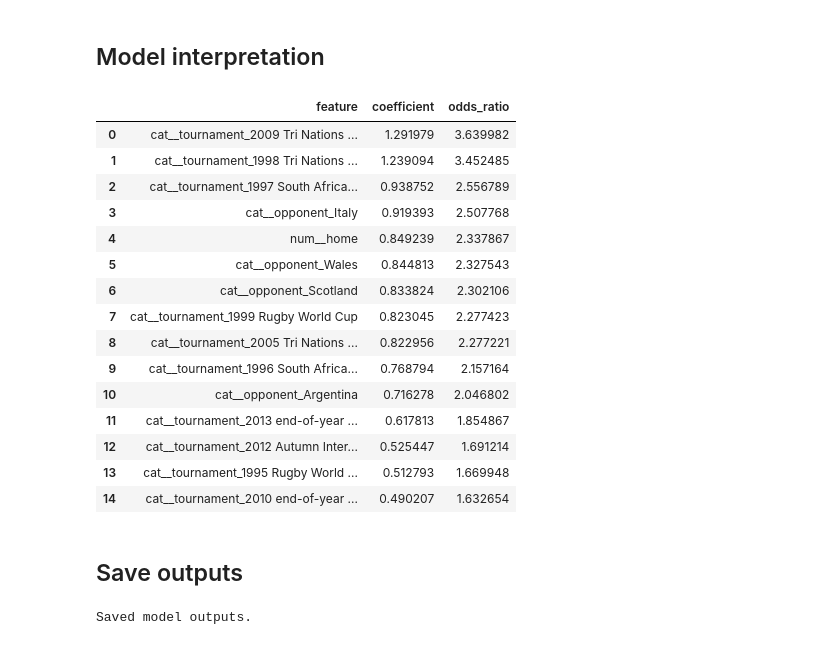
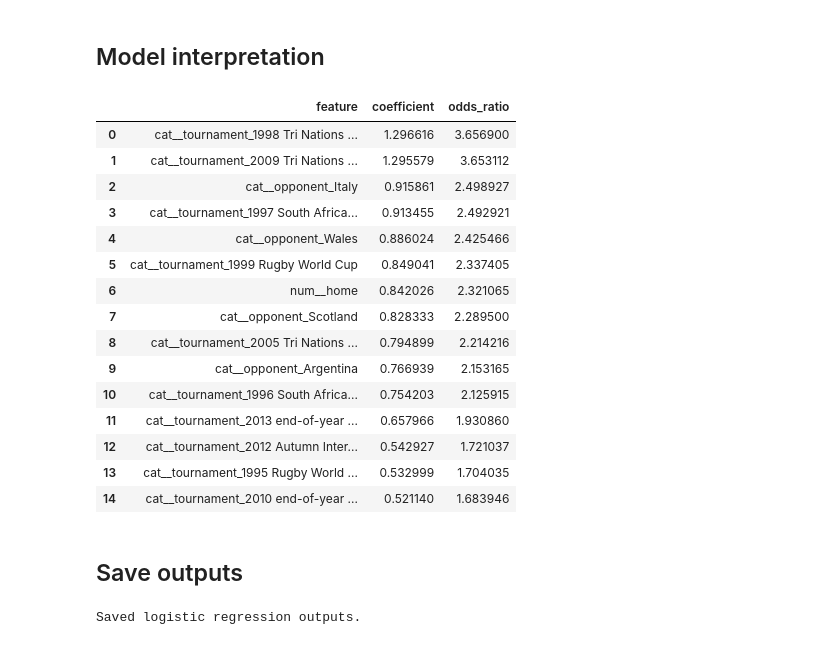
Before and after one commit to brandtami/springboks-rugby-analytics, a Jupyter notebook: notebooks/04_model_logistic_regression.ipynb, the cells around one changed output. Saved outputs shown, nothing was run; the diff lists cells and outputs as text; code cells hidden in the pictures.

```diff
--- a/notebooks/04_model_logistic_regression.ipynb
+++ b/notebooks/04_model_logistic_regression.ipynb
@@ -61,7 +60,7 @@ test: (57, 10)
 # %% [markdown]
 ## Define features
 # %%
-features_num = [
+features_num_base = [
     "home",
     "rolling_form_3",
     "rolling_form_5",
@@ -70,6 +69,8 @@ features_num = [
     "days_since_prev",
 ]
 
+features_num_elo = features_num_base + ["elo_diff_pre"]
+
 features_cat = [
     "opponent",
     "tournament",
@@ -77,9 +78,12 @@ features_cat = [
 
 target = "win"
 
-X_train = train[features_num + features_cat].copy()
 y_train = train[target].astype(int).copy()
+y_test = test[target].astype(int).copy()
 
-X_test = test[features_num + features_cat].copy()
-y_test = test[target].astype(int).copy()
+X_train_base = train[features_num_base + features_cat].copy()
+X_test_base = test[features_num_base + features_cat].copy()
+
+X_train_elo = train[features_num_elo + features_cat].copy()
+X_test_elo = test[features_num_elo + features_cat].copy()
 # %% [markdown]
@@ -249,54 +250,67 @@ plt.show()
 # %% [markdown]
 ## Model interpretation
 # %%
-feature_names = model.named_steps["preprocessor"].get_feature_names_out()
-coefficients = model.named_steps["classifier"].coef_[0]
+feature_names = logreg_elo_model.named_steps["preprocessor"].get_feature_names_out()
+coefficients = logreg_elo_model.named_steps["classifier"].coef_[0]
 
 coef_df = (
     pd.DataFrame({
         "feature": feature_names,
         "coefficient": coefficients,
         "odds_ratio": np.exp(coefficients),
     })
     .sort_values("coefficient", ascending=False)
     .reset_index(drop=True)
 )
 
 coef_df.head(15)
 # %% [output]
 |  | feature | coefficient | odds_ratio |
-| 0 | cat__tournament_2009 Tri Nations ... | 1.291979 | 3.639982 |
-| 1 | cat__tournament_1998 Tri Nations ... | 1.239094 | 3.452485 |
-| 2 | cat__tournament_1997 South Africa... | 0.938752 | 2.556789 |
-| 3 | cat__opponent_Italy | 0.919393 | 2.507768 |
-| 4 | num__home | 0.849239 | 2.337867 |
-| 5 | cat__opponent_Wales | 0.844813 | 2.327543 |
-| 6 | cat__opponent_Scotland | 0.833824 | 2.302106 |
-| 7 | cat__tournament_1999 Rugby World Cup | 0.823045 | 2.277423 |
-| 8 | cat__tournament_2005 Tri Nations ... | 0.822956 | 2.277221 |
-| 9 | cat__tournament_1996 South Africa... | 0.768794 | 2.157164 |
-| 10 | cat__opponent_Argentina | 0.716278 | 2.046802 |
-| 11 | cat__tournament_2013 end-of-year ... | 0.617813 | 1.854867 |
-| 12 | cat__tournament_2012 Autumn Inter... | 0.525447 | 1.691214 |
-| 13 | cat__tournament_1995 Rugby World ... | 0.512793 | 1.669948 |
-| 14 | cat__tournament_2010 end-of-year ... | 0.490207 | 1.632654 |
+| 0 | cat__tournament_1998 Tri Nations ... | 1.296616 | 3.656900 |
+| 1 | cat__tournament_2009 Tri Nations ... | 1.295579 | 3.653112 |
+| 2 | cat__opponent_Italy | 0.915861 | 2.498927 |
+| 3 | cat__tournament_1997 South Africa... | 0.913455 | 2.492921 |
+| 4 | cat__opponent_Wales | 0.886024 | 2.425466 |
+| 5 | cat__tournament_1999 Rugby World Cup | 0.849041 | 2.337405 |
+| 6 | num__home | 0.842026 | 2.321065 |
+| 7 | cat__opponent_Scotland | 0.828333 | 2.289500 |
+| 8 | cat__tournament_2005 Tri Nations ... | 0.794899 | 2.214216 |
+| 9 | cat__opponent_Argentina | 0.766939 | 2.153165 |
+| 10 | cat__tournament_1996 South Africa... | 0.754203 | 2.125915 |
+| 11 | cat__tournament_2013 end-of-year ... | 0.657966 | 1.930860 |
+| 12 | cat__tournament_2012 Autumn Inter... | 0.542927 | 1.721037 |
+| 13 | cat__tournament_1995 Rugby World ... | 0.532999 | 1.704035 |
+| 14 | cat__tournament_2010 end-of-year ... | 0.521140 | 1.683946 |
 # %% [markdown]
 ## Save outputs
 # %%
 with open(REPORT_DIR / "model_metrics.txt", "w", encoding="utf-8") as file:
-    file.write("Logistic regression baseline\n")
-    file.write("============================\n\n")
+    file.write("Logistic regression model comparison\n")
+    file.write("====================================\n\n")
     file.write(f"Train period: {train['date'].min()} to {train['date'].max()}\n")
     file.write(f"Test period: {test['date'].min()} to {test['date'].max()}\n\n")
+    file.write(f"baseline_accuracy: {baseline_accuracy:.4f}\n\n")
 
-    for name, value in metrics.items():
+    file.write("Logistic regression:\n")
+    for name, value in logreg_base_metrics.items():
         file.write(f"{name}: {value:.4f}\n")
 
-    file.write("\nClassification report:\n")
-    file.write(classification_report(y_test, pred_test, digits=3))
+    file.write("\nLogistic regression + Elo:\n")
+    for name, value in logreg_elo_metrics.items():
+        file.write(f"{name}: {value:.4f}\n")
+
+    file.write("\nClassification report: Logistic regression + Elo\n")
+    file.write(classification_report(y_test, pred_elo, digits=3))
 
 coef_df.to_csv(REPORT_DIR / "model_coefficients.csv", index=False)
 
-print("Saved model outputs.")
+logreg_comparison = pd.DataFrame([
+    {"model": "Logistic regression", **logreg_base_metrics},
+    {"model": "Logistic regression + Elo", **logreg_elo_metrics},
+])
+
+logreg_comparison.to_csv(REPORT_DIR / "logistic_model_comparison.csv", index=False)
+
+print("Saved logistic regression outputs.")
 # %% [output]
-Saved model outputs.
+Saved logistic regression outputs.
```
Also changed, not shown: parts of 10 cells of this notebook, 22 other files.
